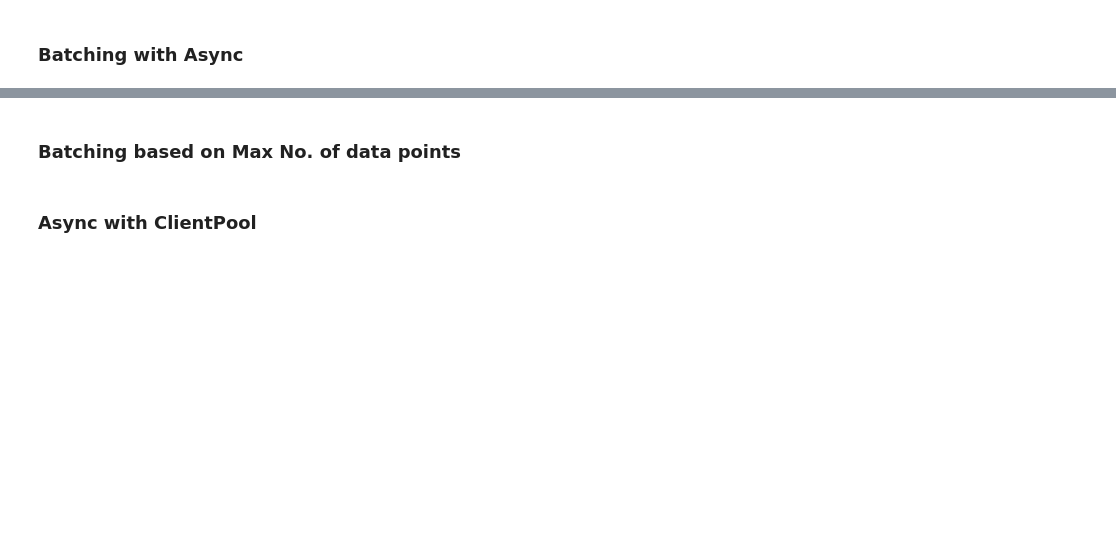
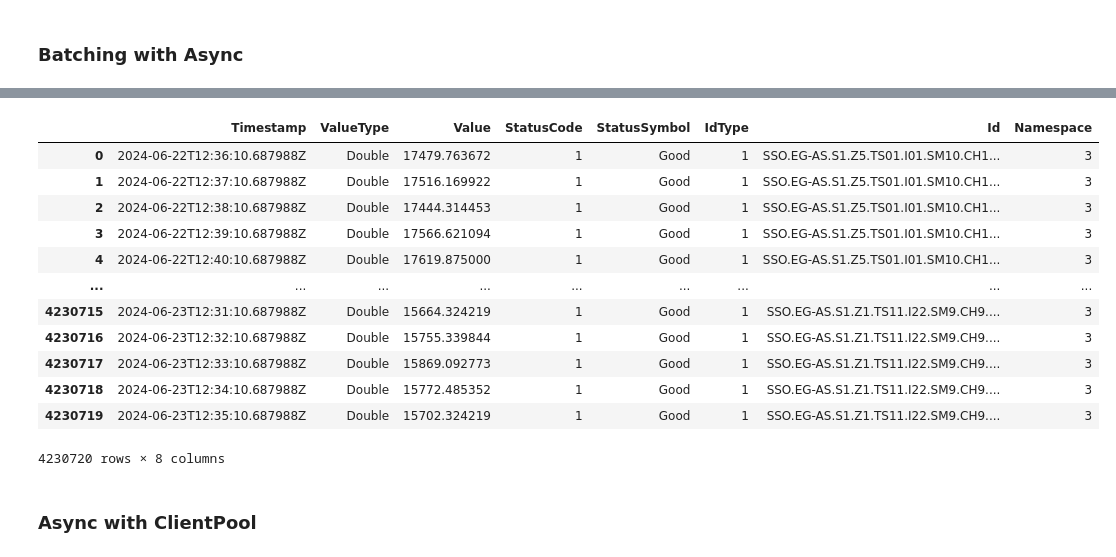
Before and after one commit to PrediktorAS/pyPrediktorMapClient, a Jupyter notebook: notebooks/api_performance_testingapi_performance_testing.ipynb, the cells around one changed output, grey strips where cells are left out. Drawn from its saved outputs; the diff is of its cells as text; code cells hidden in the pictures; blank space fills up the shorter version.

```diff
--- a/notebooks/api_performance_testingapi_performance_testing.ipynb
+++ b/notebooks/api_performance_testingapi_performance_testing.ipynb
@@ -106,0 +611,14 @@ from datetime import timedelta
+# %%
+# 1 day aggregated historical data
+one_day_historical_data = await get_historical_aggregated_values_batch_time_vars_async1(
+    opc_data,
+    start_time=start_time,
+    end_time=end_time,
+    pro_interval=pro_interval,
+    agg_name=agg_name,
+    variable_list=variable_list,
+    max_data_points=10000,
+    max_concurrent_requests=40
+)
+one_day_historical_data
+# %% [output]
@@ -107 +628,14 @@ from datetime import timedelta
+|  | Timestamp | ValueType | Value | StatusCode | StatusSymbol | IdType | Id | Namespace |
+| 0 | 2024-06-22T12:36:10.687988Z | Double | 17479.763672 | 1 | Good | 1 | SSO.EG-AS.S1.Z5.TS01.I01.SM10.CH1... | 3 |
+| 1 | 2024-06-22T12:37:10.687988Z | Double | 17516.169922 | 1 | Good | 1 | SSO.EG-AS.S1.Z5.TS01.I01.SM10.CH1... | 3 |
+| 2 | 2024-06-22T12:38:10.687988Z | Double | 17444.314453 | 1 | Good | 1 | SSO.EG-AS.S1.Z5.TS01.I01.SM10.CH1... | 3 |
+| 3 | 2024-06-22T12:39:10.687988Z | Double | 17566.621094 | 1 | Good | 1 | SSO.EG-AS.S1.Z5.TS01.I01.SM10.CH1... | 3 |
+| 4 | 2024-06-22T12:40:10.687988Z | Double | 17619.875000 | 1 | Good | 1 | SSO.EG-AS.S1.Z5.TS01.I01.SM10.CH1... | 3 |
+| ... | ... | ... | ... | ... | ... | ... | ... | ... |
+| 4230715 | 2024-06-23T12:31:10.687988Z | Double | 15664.324219 | 1 | Good | 1 | SSO.EG-AS.S1.Z1.TS11.I22.SM9.CH9.... | 3 |
+| 4230716 | 2024-06-23T12:32:10.687988Z | Double | 15755.339844 | 1 | Good | 1 | SSO.EG-AS.S1.Z1.TS11.I22.SM9.CH9.... | 3 |
+| 4230717 | 2024-06-23T12:33:10.687988Z | Double | 15869.092773 | 1 | Good | 1 | SSO.EG-AS.S1.Z1.TS11.I22.SM9.CH9.... | 3 |
+| 4230718 | 2024-06-23T12:34:10.687988Z | Double | 15772.485352 | 1 | Good | 1 | SSO.EG-AS.S1.Z1.TS11.I22.SM9.CH9.... | 3 |
+| 4230719 | 2024-06-23T12:35:10.687988Z | Double | 15702.324219 | 1 | Good | 1 | SSO.EG-AS.S1.Z1.TS11.I22.SM9.CH9.... | 3 |
+4230720 rows × 8 columns
 # %%
@@ -216,5 +749,3 @@ one_day_historical_data = await get_historical_aggregated_values_batch_time_vars
     max_concurrent_requests=40
 )
 one_day_historical_data
-# %% [markdown]
-### Batching based on Max No. of data points
```
Also changed, not shown: parts of 23 cells of this notebook, 2 other files.
